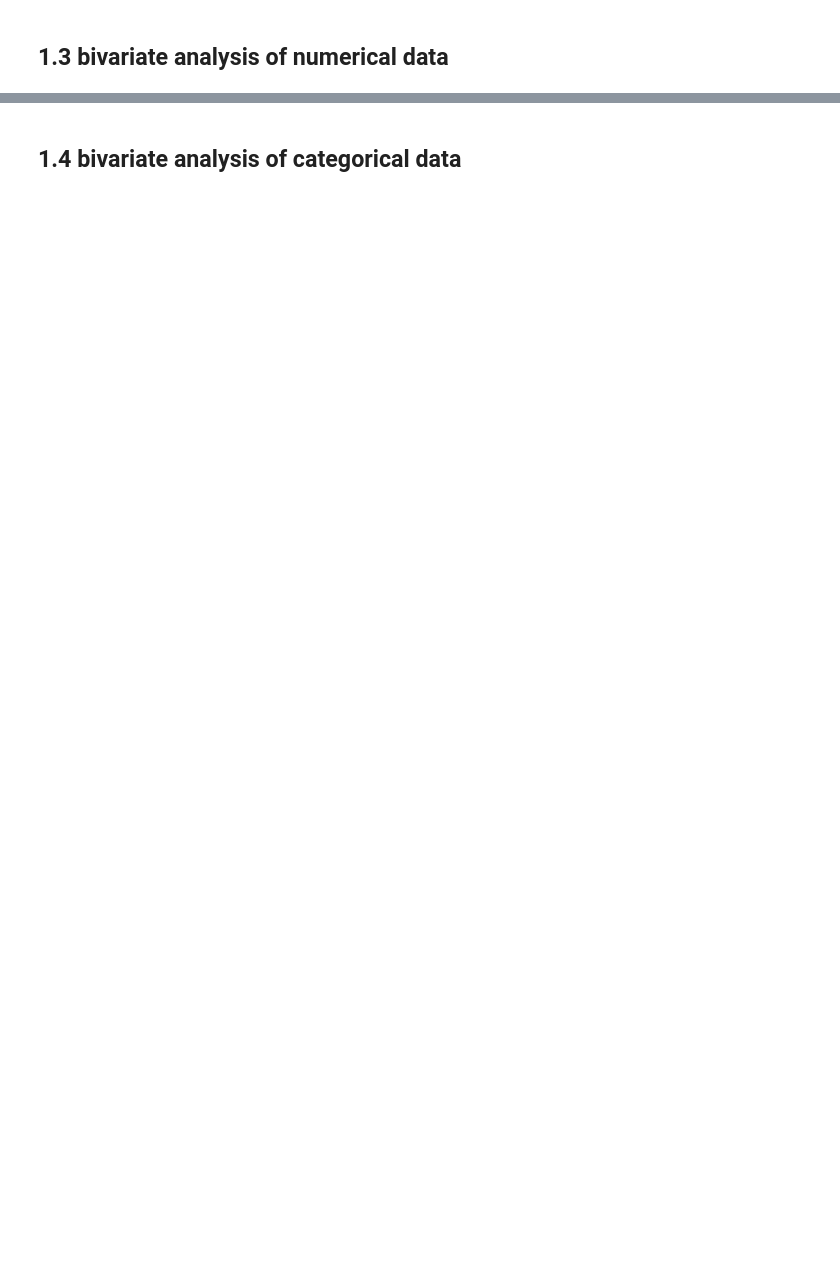
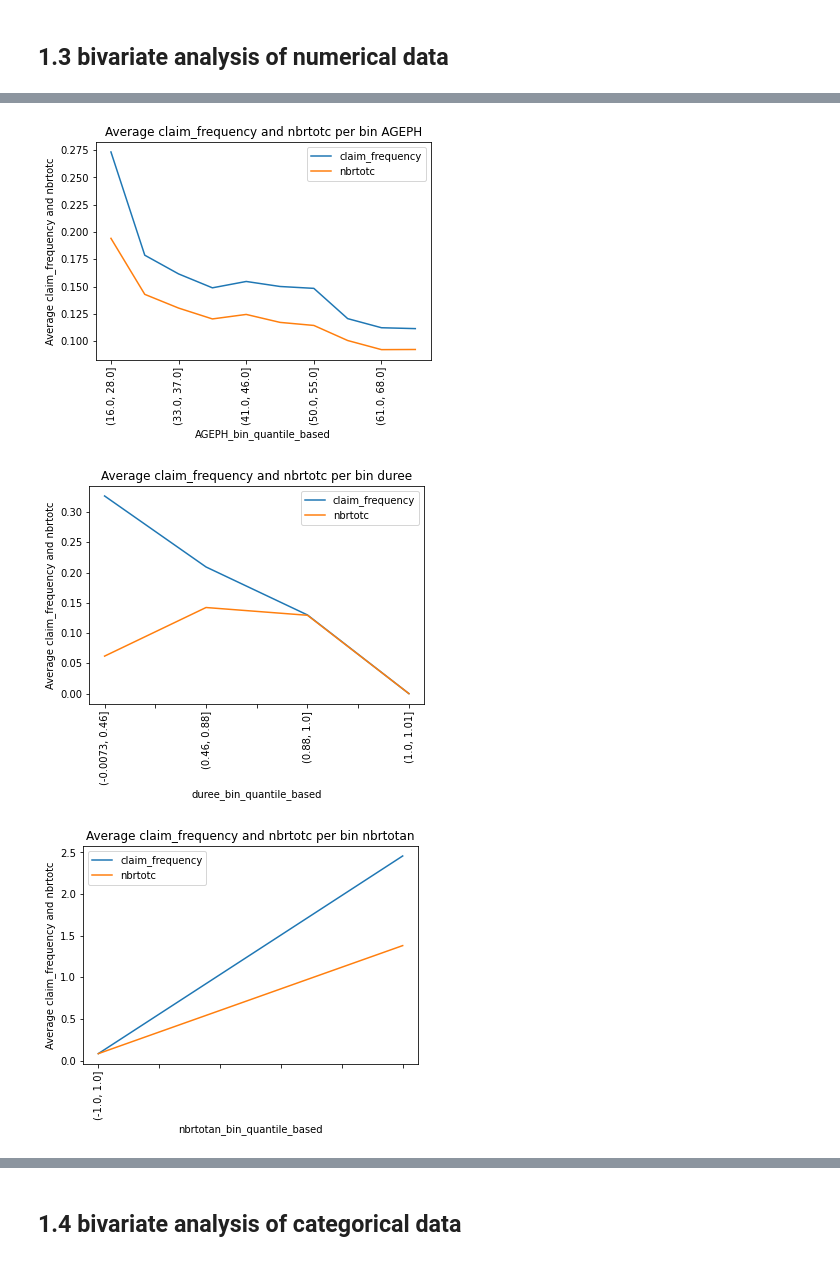
Before and after one commit to MarinoSanLorenzo/actuarial_ds, a Jupyter notebook: main_assignment.ipynb, the cells around one changed output, grey strips where cells are left out. Cells and saved outputs as stored; diff of their text form; code cells hidden in the pictures; blank space fills up the shorter version.

```diff
--- a/main_assignment.ipynb
+++ b/main_assignment.ipynb
@@ -124,4 +149,9 @@ plot_univariate_categorical_variables_distribution(df, categorical_variables, pa
 # %% [markdown]
 ## 1.3 bivariate analysis of numerical data
 # %%
-nb_claims, claim_amount = params.get(Constants.NB_CLAIMS), params.get(Constants.CLAIM_AMOUNT)
+nb_claims_name, claim_amount_name = params.get(Constants.NB_CLAIMS), params.get(Constants.CLAIM_AMOUNT)
+claim_frequency_name = params.get(Constants.CLAIM_FREQUENCY)
+# %%
+exposure_name = params.get(Constants.EXPOSURE_NAME)
+# %%
+df[claim_frequency_name] = df[nb_claims_name]/df[exposure_name]
@@ -128,3 +183,7 @@ nb_claims, claim_amount = params.get(Constants.NB_CLAIMS), params.get(Constants.
 # %%
-plot_avg_target_per_numerical_bin(df, numerical_variables, params)
+plot_avg_target_per_numerical_bin(df, numerical_variables, params, target=claim_frequency_name)
+# %% [output]
+[figure, added]
+[figure, added]
+[figure, added]
 # %%
```
Also changed, not shown: parts of 36 cells of this notebook, 5 other files.
